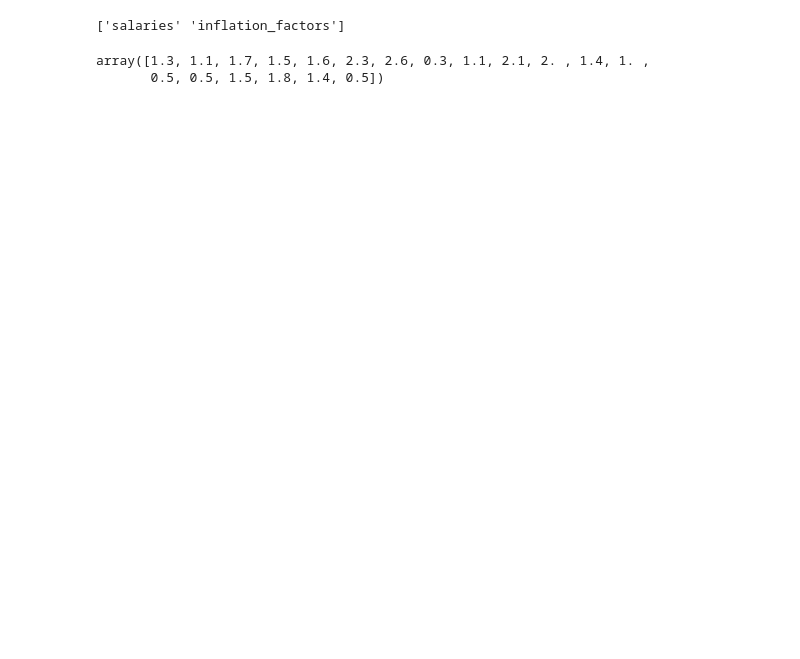
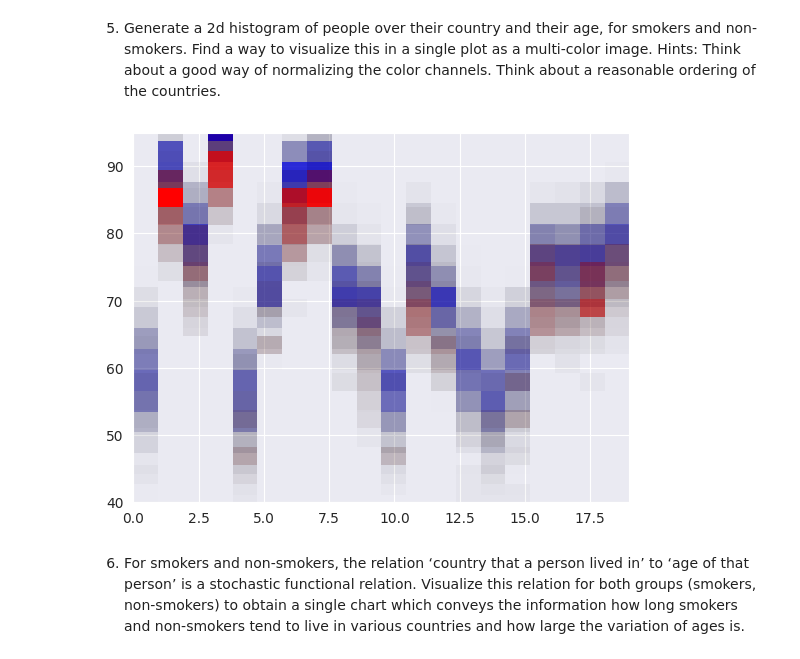
Before and after one commit to derMacon/ss23_visualization, a Jupyter notebook: exercises/ex-03/Vis_Zettel_3.ipynb, the cells around one changed output. Drawn from its saved outputs; the diff is of its cells as text; code cells hidden in the pictures; blank space fills up the shorter version.

```diff
--- a/exercises/ex-03/Vis_Zettel_3.ipynb
+++ b/exercises/ex-03/Vis_Zettel_3.ipynb
@@ -150,9 +132,30 @@ data2 = np.load('salaries[1].npz')
-# %%
-print( np.array(list(data.keys())))
-# %% [output]
-['salaries' 'inflation_factors']
-# %%
-data2["inflation_factors"]
-# %% [output]
-array([1.3, 1.1, 1.7, 1.5, 1.6, 2.3, 2.6, 0.3, 1.1, 2.1, 2. , 1.4, 1. ,
-       0.5, 0.5, 1.5, 1.8, 1.4, 0.5])
+# %% [markdown]
+5. Generate a 2d histogram of people over their country and their age, for smokers and non-
+smokers. Find a way to visualize this in a single plot as a multi-color image.
+Hints: Think about a good way of normalizing the color channels. Think about a reasonable
+ordering of the countries.
+# %%
+
+def create_col_gradient(color1, color2):
+  colors = [color1, color2]
+  positions = [0.0, 1.0]
+  return col.LinearSegmentedColormap.from_list('my_cmap', list(zip(positions, colors)))
+
+transparent_background = (0, 0, 0, 0)
+cmap_1 = create_col_gradient(transparent_background, 'blue')
+cmap_2 = create_col_gradient(transparent_background, 'red')
+
+smoker_data = np.array([person for person in data if person[1] == 1])
+non_smoker_data = np.array([person for person in data if person[1] == 0])
+
+fig, ax = plt.subplots()
+ax.hist2d(non_smoker_data[:, 0], non_smoker_data[:, 2], bins=20, cmap=cmap_1)
+ax.hist2d(smoker_data[:, 0], smoker_data[:, 2], bins=20, cmap=cmap_2)
+plt.show()
+# %% [output]
+[figure, added]
+# %% [markdown]
+6. For smokers and non-smokers, the relation ‘country that a person lived in’ to ‘age of that
+person’ is a stochastic functional relation. Visualize this relation for both groups (smokers,
+non-smokers) to obtain a single chart which conveys the information how long smokers and
+non-smokers tend to live in various countries and how large the variation of ages is.
```
Also changed, not shown: parts of 30 cells of this notebook.
